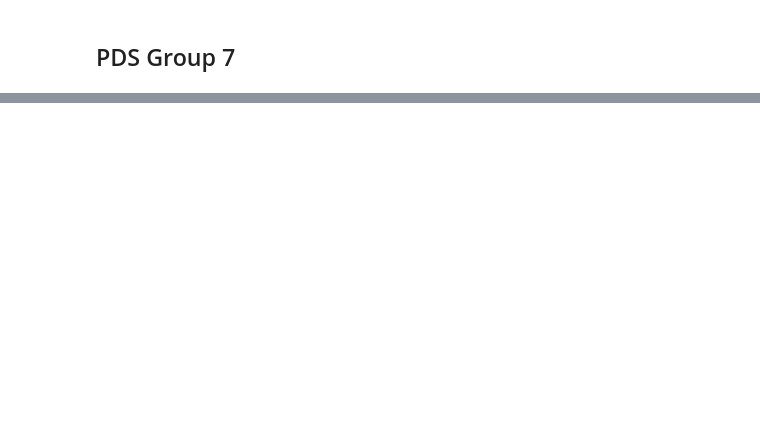
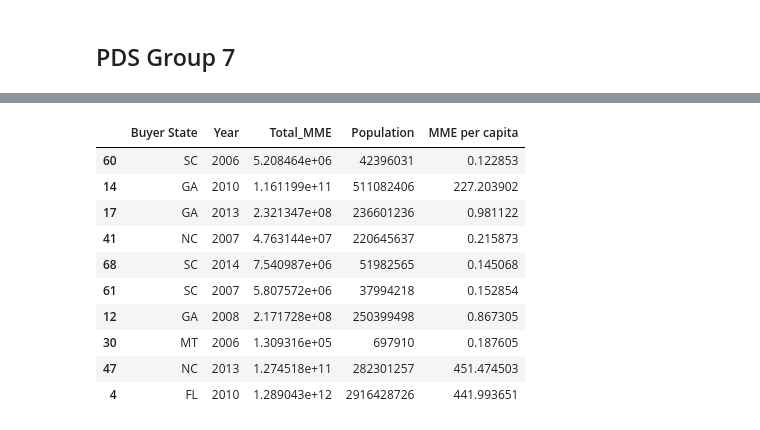
Before and after one commit to MIDS-at-Duke/pds-2025-opioids-study_on_opioids, a Jupyter notebook: study_on_opioids.ipynb, the cells around one changed output, grey strips where cells are left out. Cells and saved outputs as stored; diff of their text form; code cells hidden in the pictures; blank space fills up the shorter version.

```diff
--- a/study_on_opioids.ipynb
+++ b/study_on_opioids.ipynb
@@ -17,0 +44,20 @@ array(['FL', 'GA', 'ID', 'MT', 'NC', 'OR', 'SC', 'WA'], dtype=object)
+# %%
+mme_rate = df.groupby(["Buyer State", "Year"], as_index=False).agg(
+    {"Total_MME": "sum", "Population": "sum"}
+)
+
+mme_rate["MME per capita"] = mme_rate["Total_MME"] / mme_rate["Population"]
+
+mme_rate.sample(10)
+# %% [output]
+|  | Buyer State | Year | Total_MME | Population | MME per capita |
+| 60 | SC | 2006 | 5.208464e+06 | 42396031 | 0.122853 |
+| 14 | GA | 2010 | 1.161199e+11 | 511082406 | 227.203902 |
+| 17 | GA | 2013 | 2.321347e+08 | 236601236 | 0.981122 |
+| 41 | NC | 2007 | 4.763144e+07 | 220645637 | 0.215873 |
+| 68 | SC | 2014 | 7.540987e+06 | 51982565 | 0.145068 |
+| 61 | SC | 2007 | 5.807572e+06 | 37994218 | 0.152854 |
+| 12 | GA | 2008 | 2.171728e+08 | 250399498 | 0.867305 |
+| 30 | MT | 2006 | 1.309316e+05 | 697910 | 0.187605 |
+| 47 | NC | 2013 | 1.274518e+11 | 282301257 | 451.474503 |
+| 4 | FL | 2010 | 1.289043e+12 | 2916428726 | 441.993651 |
```
Also changed, not shown: parts of 15 cells of this notebook.
